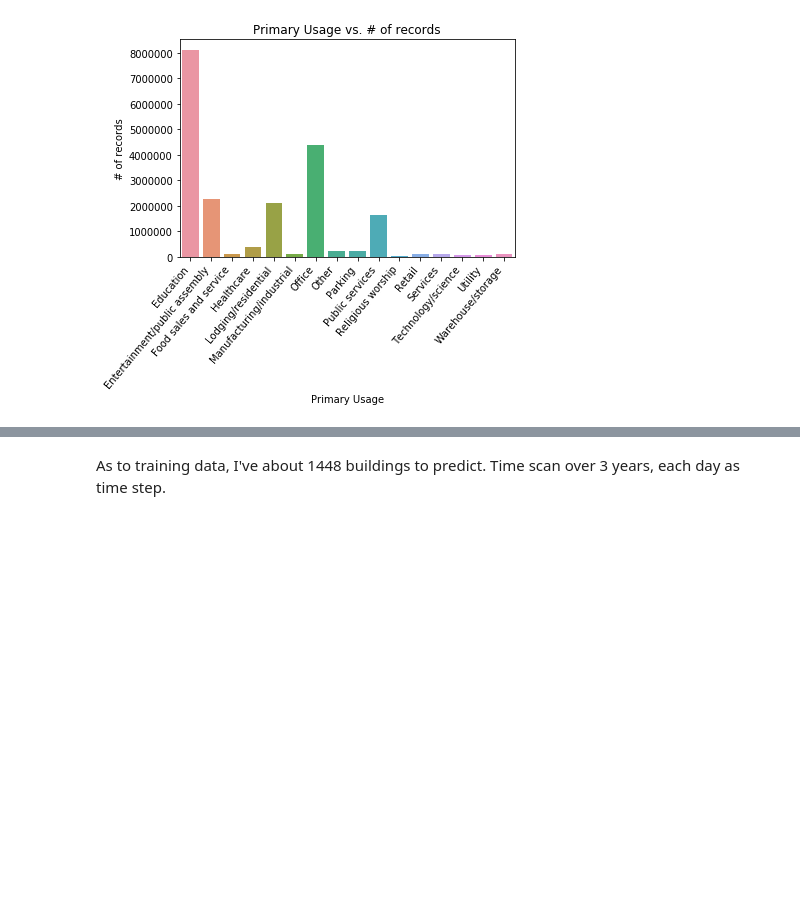
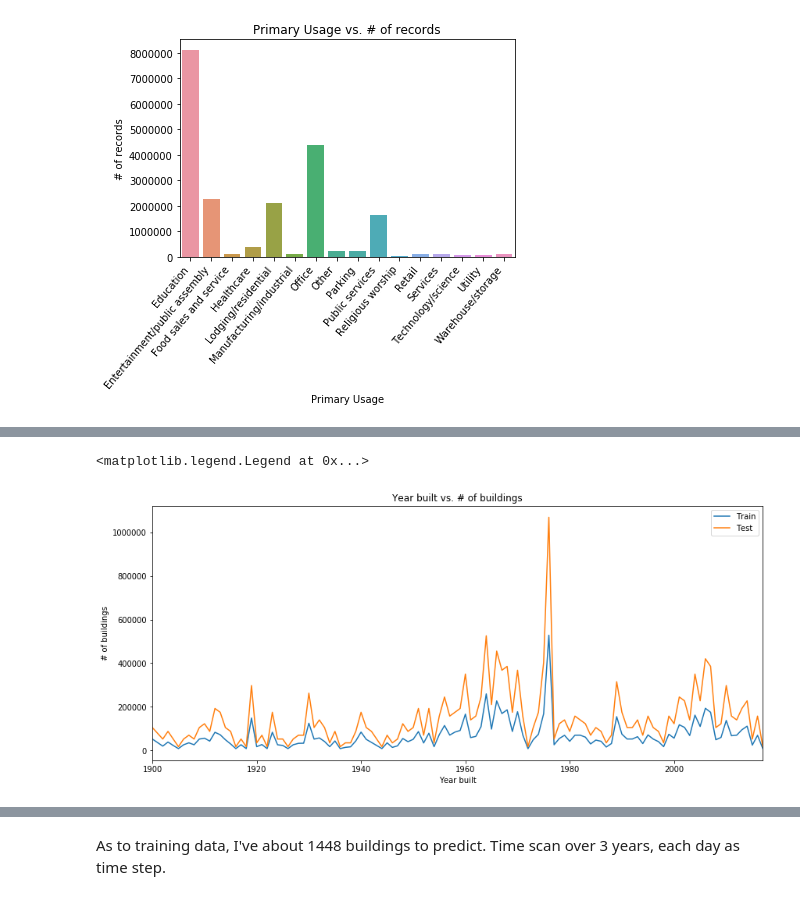
Before and after one commit to laurence-lin/Kaggle_competition, a Jupyter notebook: Ashrae_predict_EDA.ipynb, the cells around one changed output, grey strips where cells are left out. Drawn from its saved outputs; the diff is of its cells as text; code cells hidden in the pictures; blank space fills up the shorter version.

```diff
--- a/Ashrae_predict_EDA.ipynb
+++ b/Ashrae_predict_EDA.ipynb
@@ -388,0 +403,10 @@ ax = sns.barplot()
+# %%
+# Plot observations of building built in each year
+fig, ax = plt.subplots(1, 1, figsize = (14, 6))
+ax.set(xlabel = 'Year built', ylabel = '# of buildings', title = 'Year built vs. # of buildings')
+train['year_built'].value_counts(dropna = False).sort_index().plot(ax = ax)
+test['year_built'].value_counts(dropna = False).sort_index().plot(ax = ax)
+ax.legend(['Train', 'Test'])
+# %% [output]
+<matplotlib.legend.Legend at 0x...>
+[figure, added]
```
Also changed, not shown: parts of 7 cells of this notebook.
